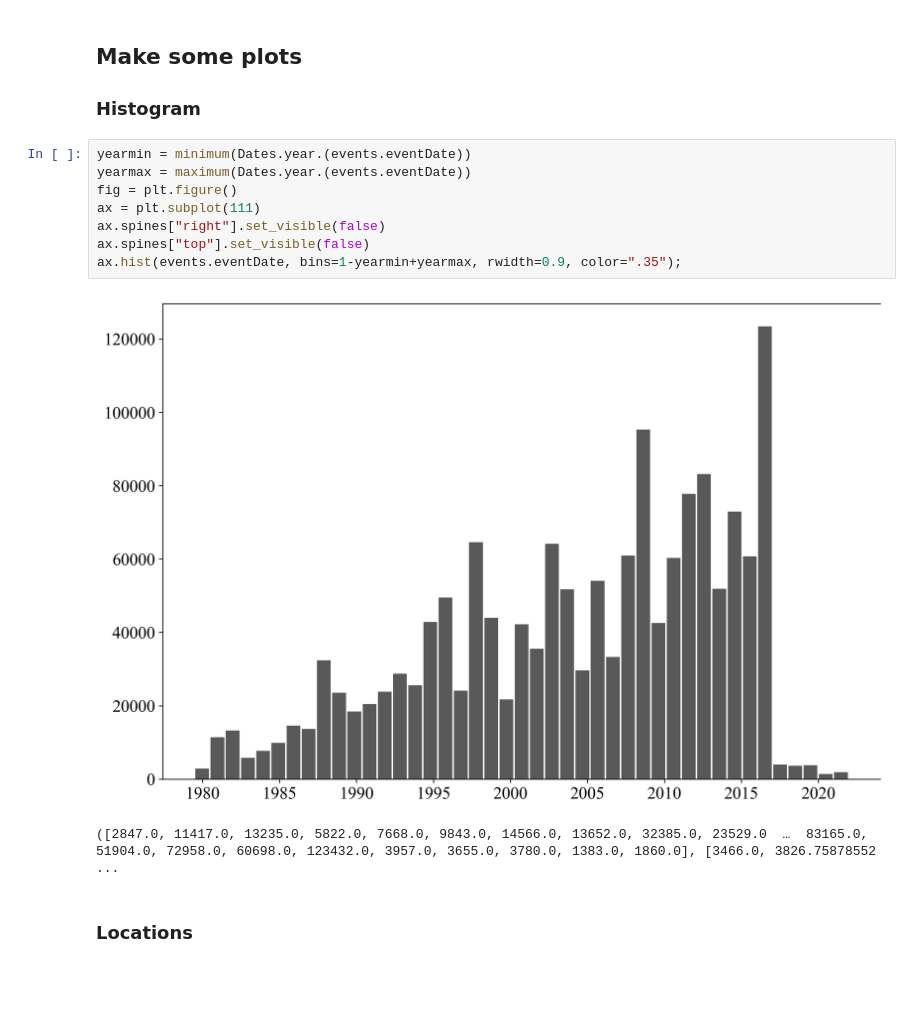
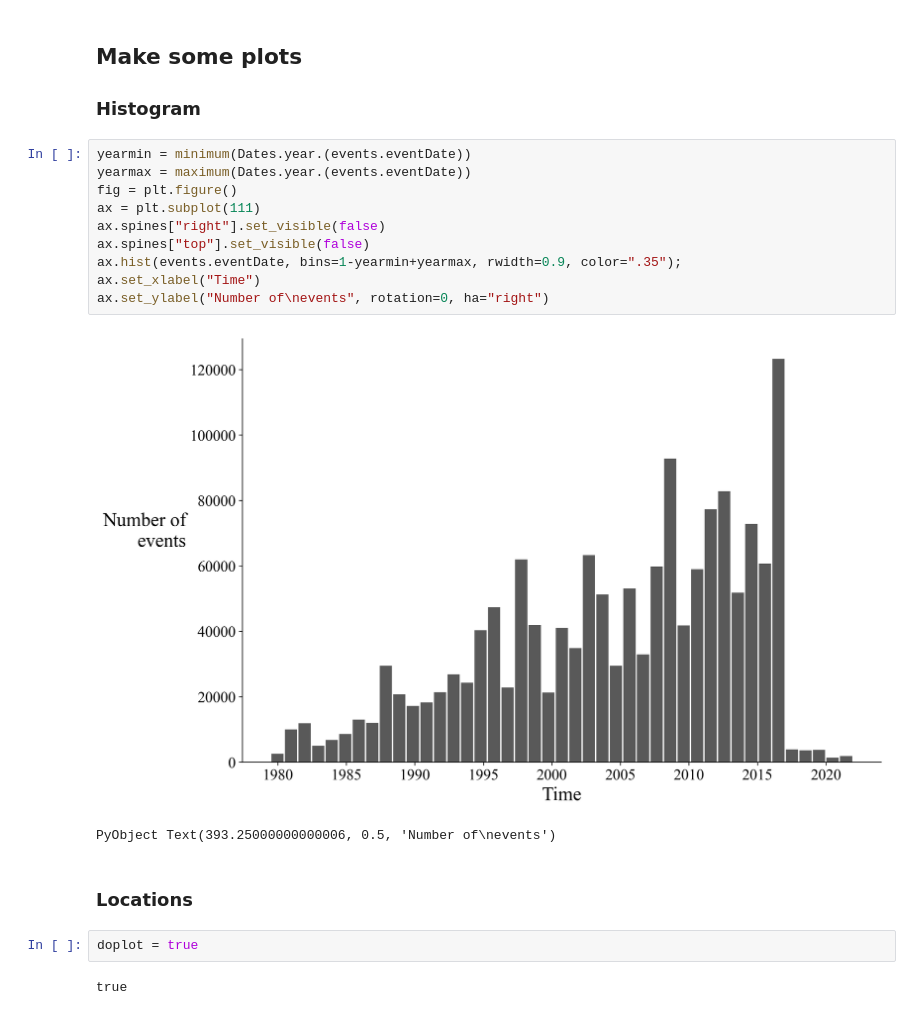
Before and after one commit to EMODnet/EMODnet-Biology-Interpolation-SeaBirds, a Jupyter notebook: src/julia/read_data.ipynb, the cells around one changed output. Cells and saved outputs as stored; diff of their text form; blank space fills up the shorter version.

```diff
--- a/src/julia/read_data.ipynb
+++ b/src/julia/read_data.ipynb
@@ -130,16 +119,22 @@ transform!(events, "eventDate" => ByRow(parse_date) => "eventDate");
 # %%
 yearmin = minimum(Dates.year.(events.eventDate))
 yearmax = maximum(Dates.year.(events.eventDate))
 fig = plt.figure()
 ax = plt.subplot(111)
 ax.spines["right"].set_visible(false)
 ax.spines["top"].set_visible(false)
 ax.hist(events.eventDate, bins=1-yearmin+yearmax, rwidth=0.9, color=".35");
+ax.set_xlabel("Time")
+ax.set_ylabel("Number of\nevents", rotation=0, ha="right")
 # %% [output]
-[figure, old version]
+[figure, new version]
-([2847.0, 11417.0, 13235.0, 5822.0, 7668.0, 9843.0, 14566.0, 13652.0, 32385.0, 23529.0  …  83165.0, 51904.0, 72958.0, 60698.0, 123432.0, 3957.0, 3655.0, 3780.0, 1383.0, 1860.0], [3466.0, 3826.75878552 ...
+PyObject Text(393.25000000000006, 0.5, 'Number of\nevents')
 # %% [markdown]
 ### Locations
+# %%
+doplot = true
+# %% [output]
+true
 # %%
 if doplot
     fig = plt.figure(figsize=(12, 8))
```
Also changed, not shown: parts of 27 cells of this notebook, 1 other file.
